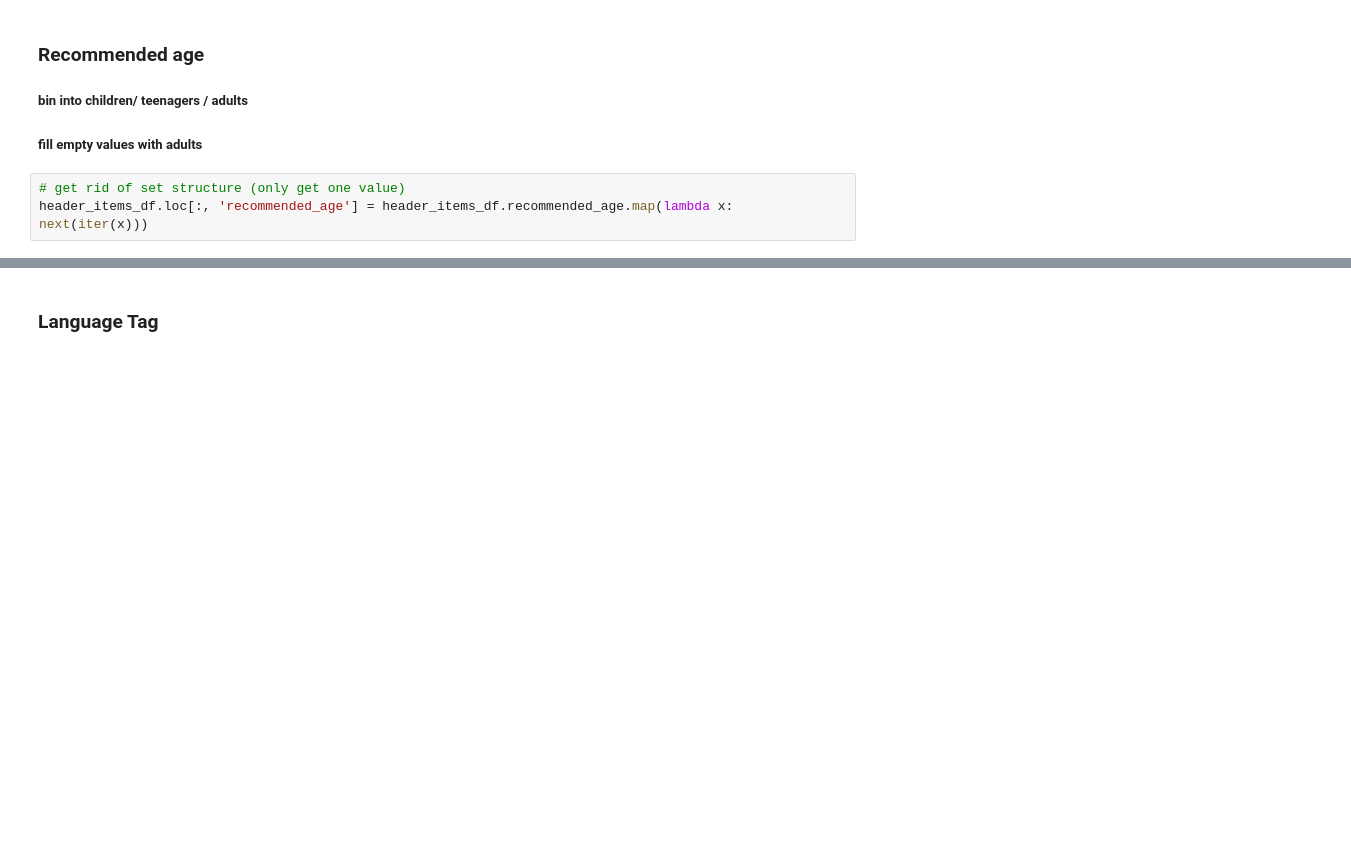
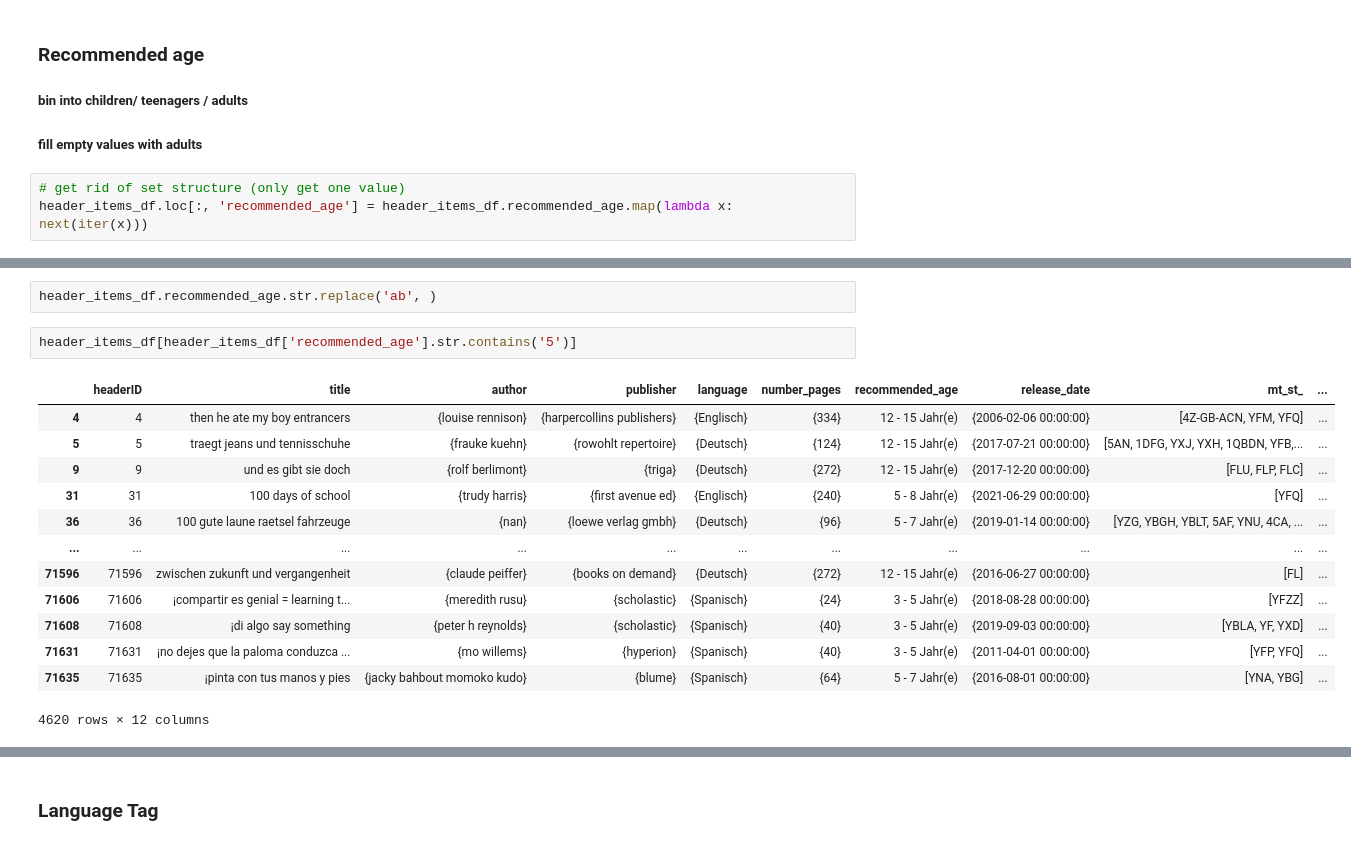
Before and after one commit to esthervogt/dmcup2021, a Jupyter notebook: notebooks/data_preprocessing.ipynb, the cells around one changed output, grey strips where cells are left out. Drawn from its saved outputs; the diff is of its cells as text; blank space fills up the shorter version.

```diff
--- a/notebooks/data_preprocessing.ipynb
+++ b/notebooks/data_preprocessing.ipynb
@@ -1359,0 +1377,18 @@ header_items_df['rec_age'] = header_items_df.recommended_age.str.findall('\d+')
+# %%
+header_items_df.recommended_age.str.replace('ab', )
+# %%
+header_items_df[header_items_df['recommended_age'].str.contains('5')]
+# %% [output]
+|  | headerID | title | author | publisher | language | number_pages | recommended_age | release_date | mt_st_ | ... |
+| 4 | 4 | then he ate my boy entrancers | {louise rennison} | {harpercollins publishers} | {Englisch} | {334} | 12 - 15 Jahr(e) | {2006-02-06 00:00:00} | [4Z-GB-ACN, YFM, YFQ] | ... |
+| 5 | 5 | traegt jeans und tennisschuhe | {frauke kuehn} | {rowohlt repertoire} | {Deutsch} | {124} | 12 - 15 Jahr(e) | {2017-07-21 00:00:00} | [5AN, 1DFG, YXJ, YXH, 1QBDN, YFB,... | ... |
+| 9 | 9 | und es gibt sie doch | {rolf berlimont} | {triga} | {Deutsch} | {272} | 12 - 15 Jahr(e) | {2017-12-20 00:00:00} | [FLU, FLP, FLC] | ... |
+| 31 | 31 | 100 days of school | {trudy harris} | {first avenue ed} | {Englisch} | {240} | 5 - 8 Jahr(e) | {2021-06-29 00:00:00} | [YFQ] | ... |
+| 36 | 36 | 100 gute laune raetsel fahrzeuge | {nan} | {loewe verlag gmbh} | {Deutsch} | {96} | 5 - 7 Jahr(e) | {2019-01-14 00:00:00} | [YZG, YBGH, YBLT, 5AF, YNU, 4CA, ... | ... |
+| ... | ... | ... | ... | ... | ... | ... | ... | ... | ... | ... |
+| 71596 | 71596 | zwischen zukunft und vergangenheit | {claude peiffer} | {books on demand} | {Deutsch} | {272} | 12 - 15 Jahr(e) | {2016-06-27 00:00:00} | [FL] | ... |
+| 71606 | 71606 | ¡compartir es genial = learning t... | {meredith rusu} | {scholastic} | {Spanisch} | {24} | 3 - 5 Jahr(e) | {2018-08-28 00:00:00} | [YFZZ] | ... |
+| 71608 | 71608 | ¡di algo say something | {peter h reynolds} | {scholastic} | {Spanisch} | {40} | 3 - 5 Jahr(e) | {2019-09-03 00:00:00} | [YBLA, YF, YXD] | ... |
+| 71631 | 71631 | ¡no dejes que la paloma conduzca ... | {mo willems} | {hyperion} | {Spanisch} | {40} | 3 - 5 Jahr(e) | {2011-04-01 00:00:00} | [YFP, YFQ] | ... |
+| 71635 | 71635 | ¡pinta con tus manos y pies | {jacky bahbout momoko kudo} | {blume} | {Spanisch} | {64} | 5 - 7 Jahr(e) | {2016-08-01 00:00:00} | [YNA, YBG] | ... |
+4620 rows × 12 columns
```
Also changed, not shown: parts of 15 cells of this notebook.
